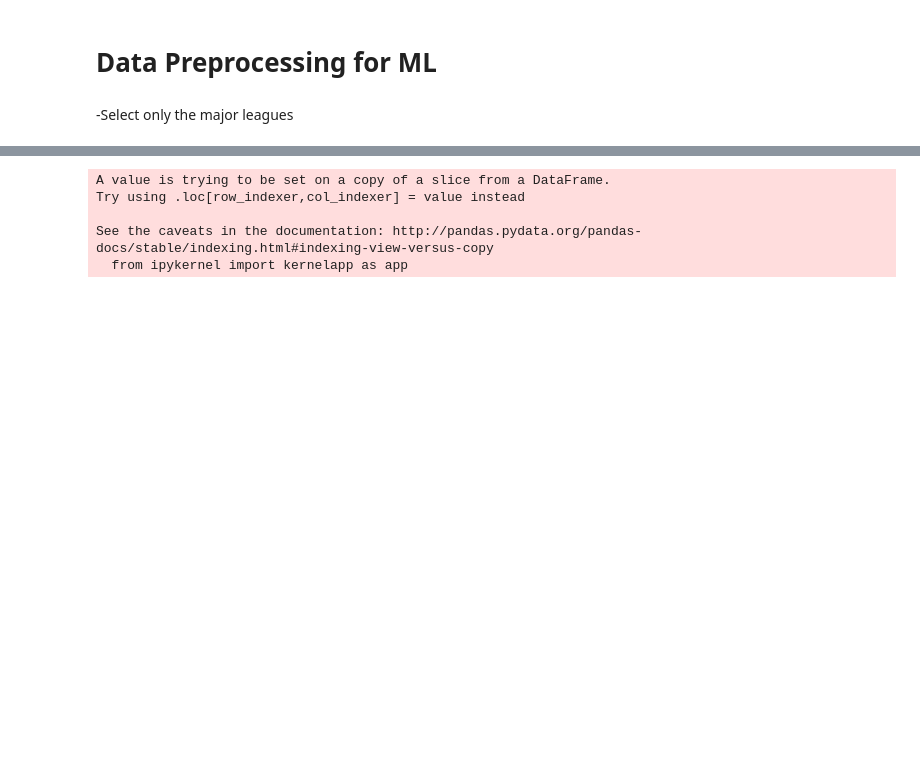
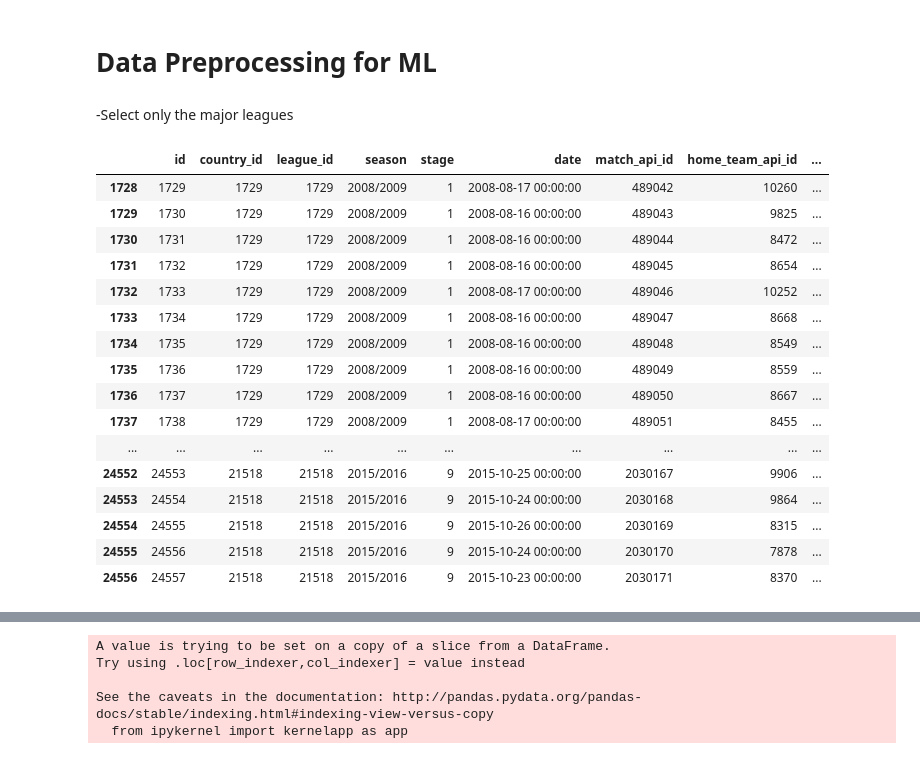
Before and after one commit to rfm2274/Soccer, a Jupyter notebook: Soccer Betting.ipynb, the cells around one changed output, grey strips where cells are left out. Drawn from its saved outputs; the diff is of its cells as text; code cells hidden in the pictures; blank space fills up the shorter version.

```diff
--- a/Soccer Betting.ipynb
+++ b/Soccer Betting.ipynb
@@ -98,6 +98,22 @@ total_return_draw
 # %%
 
 good_leagues = [1729,4769,7809,10257,21518]
-good_matches = matches[matches.league_id.isin(good_leagues)]
-good_matches.iloc[0].date
+good_matches = matches.loc[matches.league_id.isin(good_leagues)]
 # %% [output]
+|  | id | country_id | league_id | season | stage | date | match_api_id | home_team_api_id | ... |
+| 1728 | 1729 | 1729 | 1729 | 2008/2009 | 1 | 2008-08-17 00:00:00 | 489042 | 10260 | ... |
+| 1729 | 1730 | 1729 | 1729 | 2008/2009 | 1 | 2008-08-16 00:00:00 | 489043 | 9825 | ... |
+| 1730 | 1731 | 1729 | 1729 | 2008/2009 | 1 | 2008-08-16 00:00:00 | 489044 | 8472 | ... |
+| 1731 | 1732 | 1729 | 1729 | 2008/2009 | 1 | 2008-08-16 00:00:00 | 489045 | 8654 | ... |
+| 1732 | 1733 | 1729 | 1729 | 2008/2009 | 1 | 2008-08-17 00:00:00 | 489046 | 10252 | ... |
+| 1733 | 1734 | 1729 | 1729 | 2008/2009 | 1 | 2008-08-16 00:00:00 | 489047 | 8668 | ... |
+| 1734 | 1735 | 1729 | 1729 | 2008/2009 | 1 | 2008-08-16 00:00:00 | 489048 | 8549 | ... |
+| 1735 | 1736 | 1729 | 1729 | 2008/2009 | 1 | 2008-08-16 00:00:00 | 489049 | 8559 | ... |
+| 1736 | 1737 | 1729 | 1729 | 2008/2009 | 1 | 2008-08-16 00:00:00 | 489050 | 8667 | ... |
+| 1737 | 1738 | 1729 | 1729 | 2008/2009 | 1 | 2008-08-17 00:00:00 | 489051 | 8455 | ... |
+| ... | ... | ... | ... | ... | ... | ... | ... | ... | ... |
+| 24552 | 24553 | 21518 | 21518 | 2015/2016 | 9 | 2015-10-25 00:00:00 | 2030167 | 9906 | ... |
+| 24553 | 24554 | 21518 | 21518 | 2015/2016 | 9 | 2015-10-24 00:00:00 | 2030168 | 9864 | ... |
+| 24554 | 24555 | 21518 | 21518 | 2015/2016 | 9 | 2015-10-26 00:00:00 | 2030169 | 8315 | ... |
+| 24555 | 24556 | 21518 | 21518 | 2015/2016 | 9 | 2015-10-24 00:00:00 | 2030170 | 7878 | ... |
+| 24556 | 24557 | 21518 | 21518 | 2015/2016 | 9 | 2015-10-23 00:00:00 | 2030171 | 8370 | ... |
```
Also changed, not shown: parts of 22 cells of this notebook.
